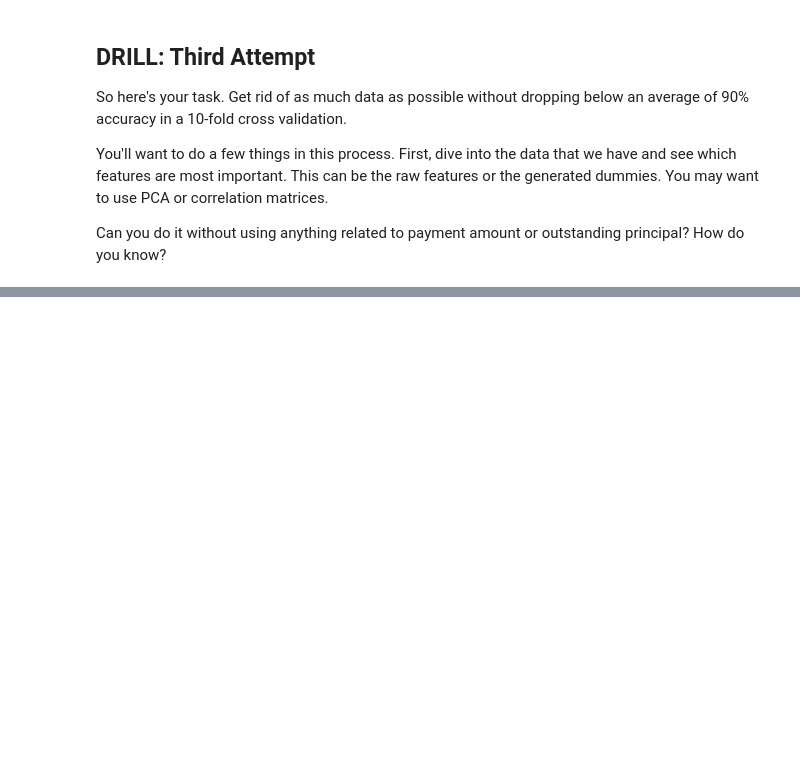
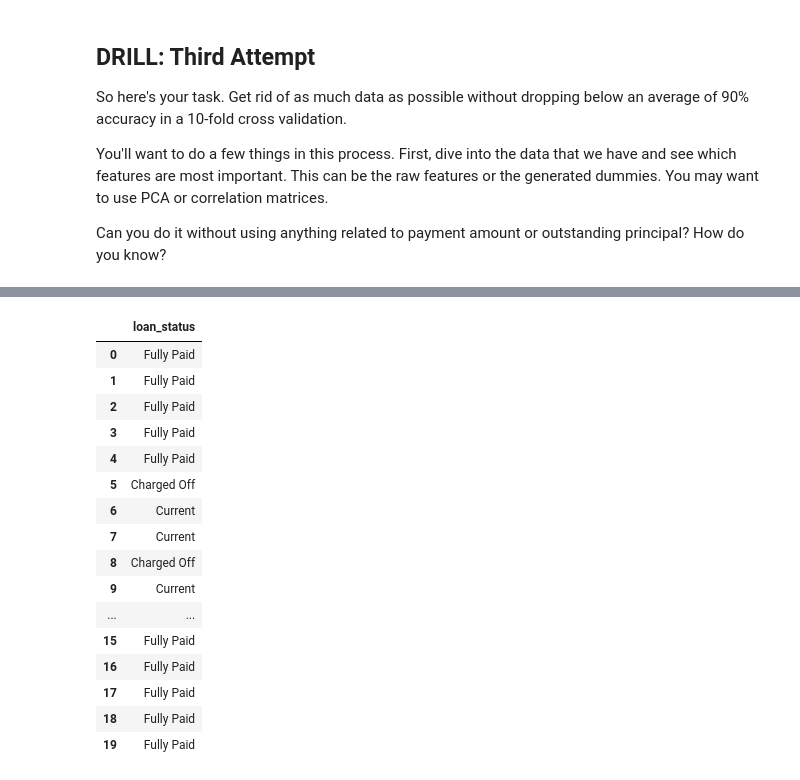
Before and after one commit to chrisoyer/thinkful_notes, a Jupyter notebook: Unit_2_supervised_learning/21/21.6_random_forest_guided_example.ipynb, the cells around one changed output, grey strips where cells are left out. Saved outputs shown, nothing was run; the diff lists cells and outputs as text; code cells hidden in the pictures; blank space fills up the shorter version.

```diff
--- a/Unit_2_supervised_learning/21/21.6_random_forest_guided_example.ipynb
+++ b/Unit_2_supervised_learning/21/21.6_random_forest_guided_example.ipynb
@@ -176,0 +174,20 @@ The filename, directory name, or volume label syntax is incorrect.
+# %%
+y2015[["loan_status"]].head(20)
+# %% [output]
+|  | loan_status |
+| 0 | Fully Paid |
+| 1 | Fully Paid |
+| 2 | Fully Paid |
+| 3 | Fully Paid |
+| 4 | Fully Paid |
+| 5 | Charged Off |
+| 6 | Current |
+| 7 | Current |
+| 8 | Charged Off |
+| 9 | Current |
+| ... | ... |
+| 15 | Fully Paid |
+| 16 | Fully Paid |
+| 17 | Fully Paid |
+| 18 | Fully Paid |
+| 19 | Fully Paid |
```
Also changed, not shown: parts of 16 cells of this notebook, 1 other file.
